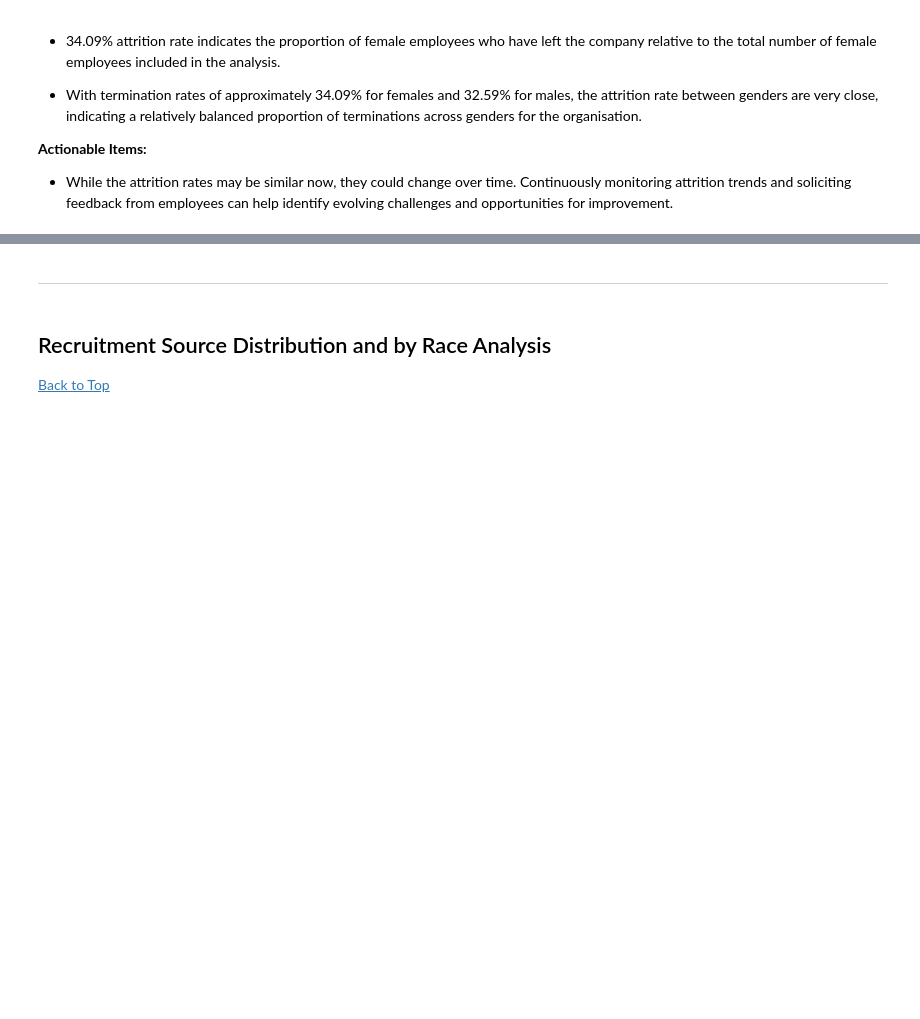
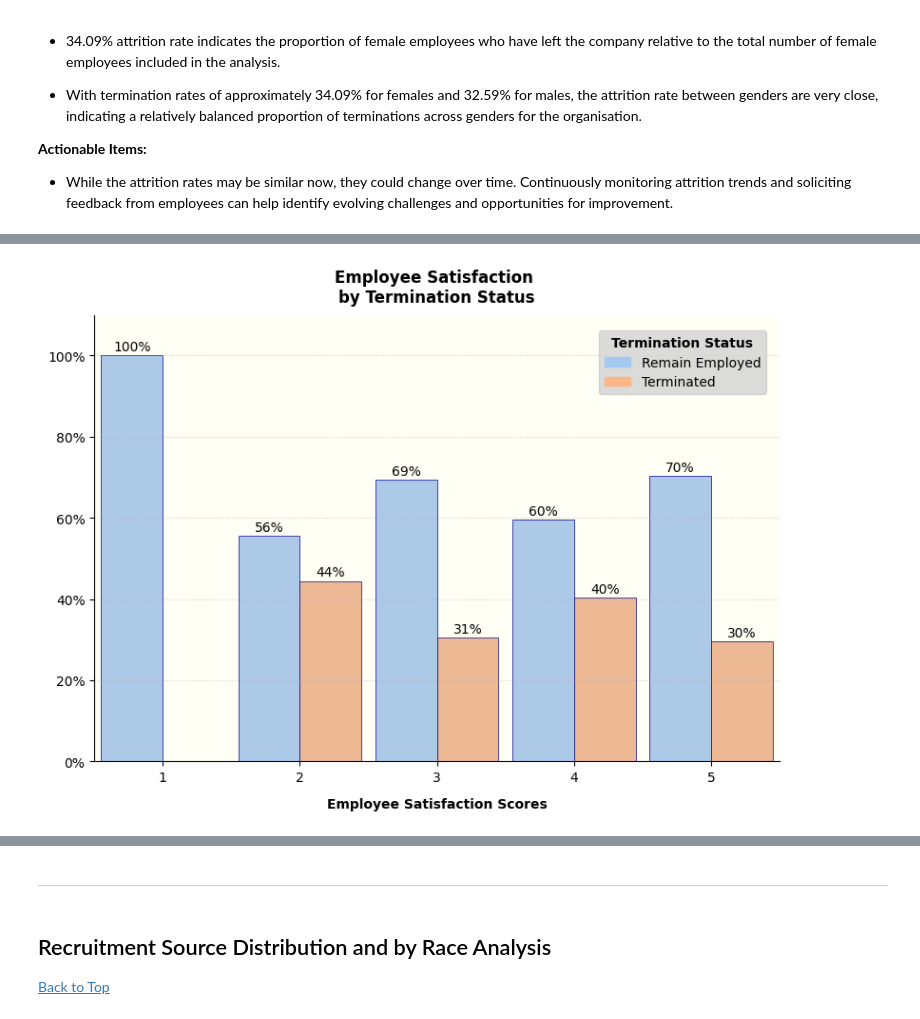
Before and after one commit to DanPkg/HR-Analytics-Insights-Project, a Jupyter notebook: human-resources-dataset-analysis-and-insights.ipynb, the cells around one changed output, grey strips where cells are left out. Drawn from its saved outputs; the diff is of its cells as text; code cells hidden in the pictures; blank space fills up the shorter version.

```diff
--- a/human-resources-dataset-analysis-and-insights.ipynb
+++ b/human-resources-dataset-analysis-and-insights.ipynb
@@ -2910,0 +2925,54 @@ plt.show()
+# %%
+# Generate a pastel color palette.
+pastel_colors = generate_pastel_palette(2)
+
+bar_width = 0.90 # custom bar width.
+
+# Plot the bar plot.
+fig, ax = plt.subplots(figsize=(8,6))
+ax.set_facecolor(chart_bg_color)
+
+# Define labels for the pie chart
+labels = ['Remain Employed', 'Terminated']
+
+# Create legend labels with additional text
+legend_labels = [f'{label}' for label in labels]
+
+# Create custom legend handles using empty proxy artists.
+handles = [plt.Rectangle((0,0),1,1, color=color) for color in pastel_colors]
+
+# Hide spines
+ax.spines['top'].set_visible(False)
+ax.spines['right'].set_visible(False)
+
+# Calculate percentages for each 'Termd' group within each 'EmpSatisfaction' category
+percentage_df = df.groupby(['EmpSatisfaction', 'Termd']).size().reset_index(name='count')
+percentage_df['percentage'] = percentage_df.groupby('EmpSatisfaction')['count'].transform(lambda x: x / x.sum() * 100)
+
+# Create a grouped bar plot for 'EmpSatisfaction' with 'Termd' as hue
+sns.barplot(x='EmpSatisfaction', y='percentage', hue='Termd', data=percentage_df, palette=[pastel_colors[0], pastel_colors[1]],
+            width=bar_width, edgecolor=bar_edge_color, linewidth=0.5)
+
+# Annotate each bar with percentages
+for p in ax.patches:
+    height = p.get_height()
+    ax.text(p.get_x() + p.get_width() / 2., height + 0.5, f'{height:.0f}%', ha='center', va='bottom')
+
+# Convert y-axis tick labels to percentages
+ticks = ax.get_yticks()
+ax.set_yticklabels([f'{tick:.0f}%' for tick in ticks])
+
+# Set the title and labels
+plt.title('Employee Satisfaction \nby Termination Status', fontweight='bold', pad=10)
+plt.xlabel('Employee Satisfaction Scores', fontweight='bold', labelpad=10)
+plt.ylabel('')
+
+# Show the plot
+legend = plt.legend(title='Termination Status', labels=legend_labels, handles=handles, loc="upper right", bbox_to_anchor=(0.99, 0.98))
+legend.get_title().set_fontweight('bold')
+plt.tight_layout()
+plt.ylim(0, 110)
+plt.grid(True, alpha=0.60, axis='y', linestyle=':')
+plt.show()
+# %% [output]
+[figure, added]
```
Also changed, not shown: parts of 17 cells of this notebook.
